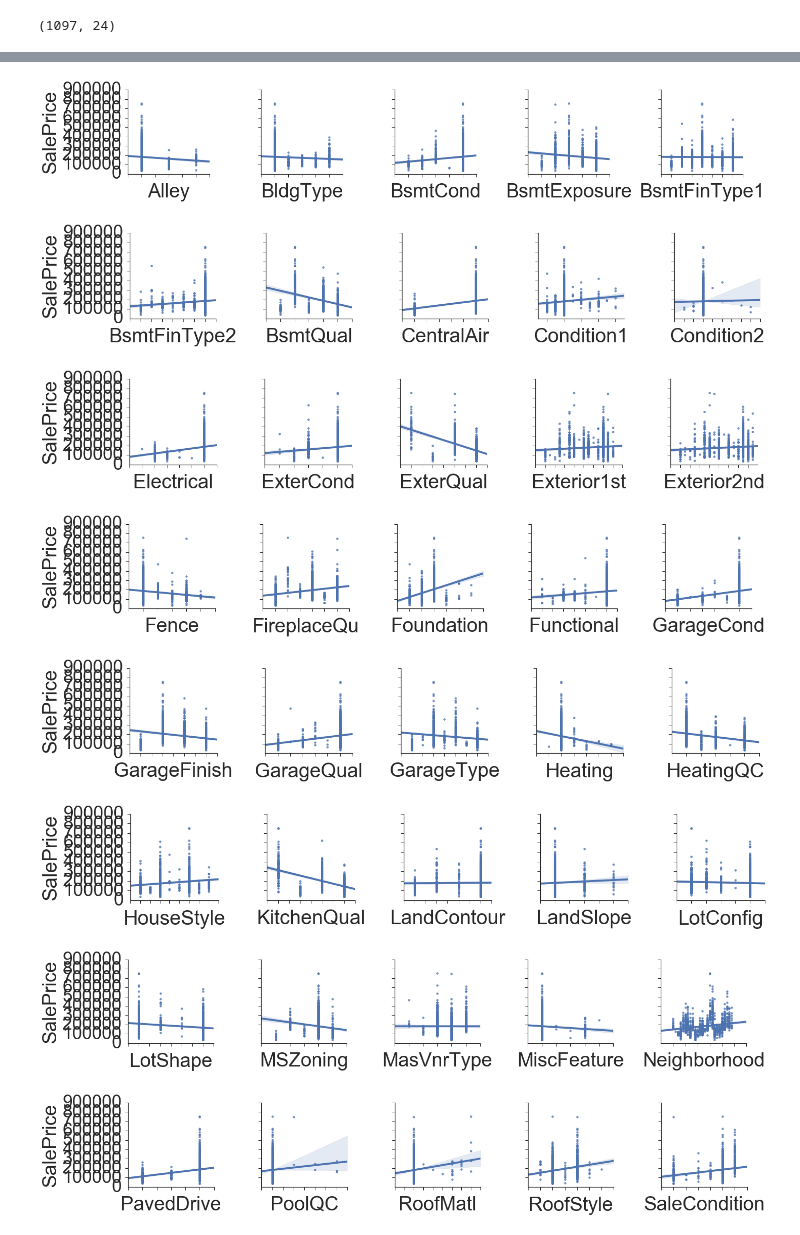
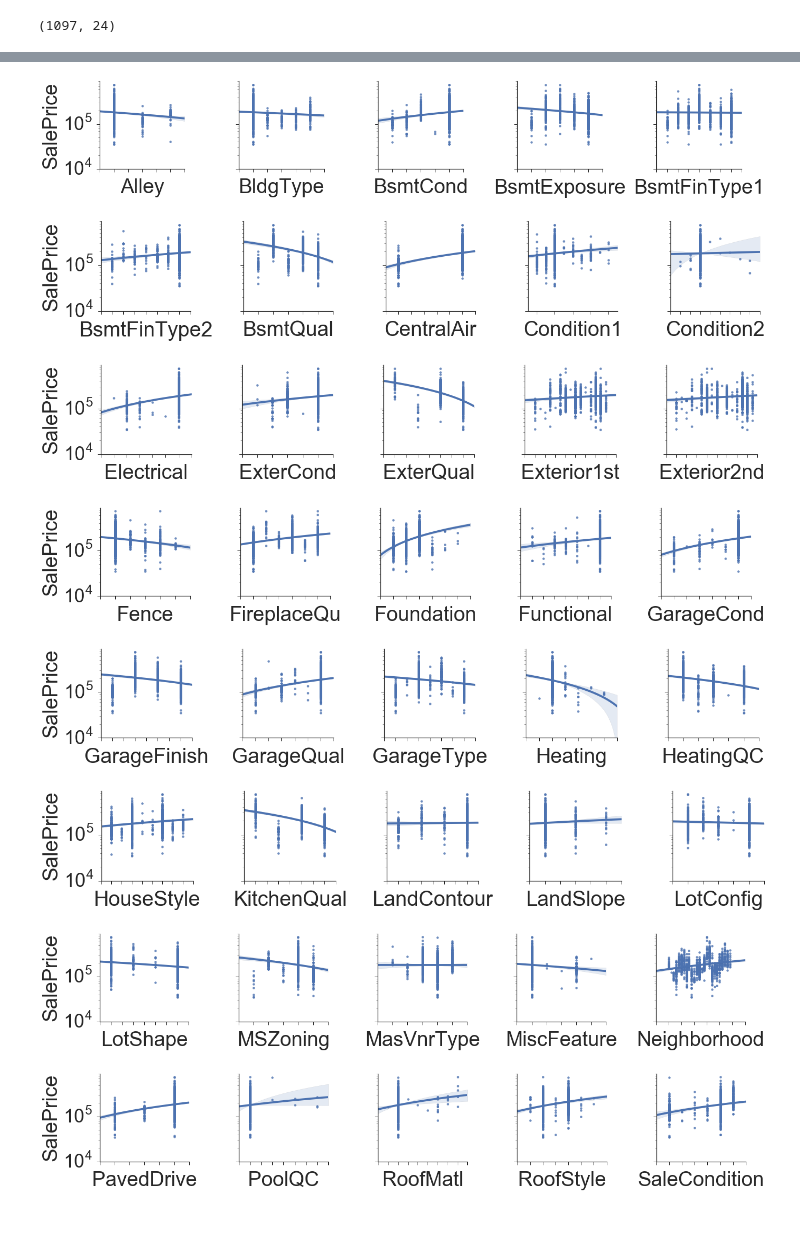
Before and after one commit to gmsardane/Predicting-Ames-Housing-Prices, a Jupyter notebook: Box_plot_non_continuos_features.ipynb, the cells around one changed output, grey strips where cells are left out. Cells and saved outputs as stored; diff of their text form; code cells hidden in the pictures.

Commit message:
Changed:
1) visuals.py  to write correct title and axis limits.
2) Aesthetically edited figures and made corrections on labeling.
3) Introduced section numbering.

```diff
--- a/Box_plot_non_continuos_features.ipynb
+++ b/Box_plot_non_continuos_features.ipynb
@@ -51,5 +51,6 @@ for i, feature in enumerate(discrete_features[1:-1],1):
         g = sns.boxplot(x=feature, y="SalePrice", data=data)
         g.set(xticklabels=[])
         plt.xticks( rotation=45)
+        plt.semilogy()
         plt.yticks(())
 # %% [output]
@@ -65,6 +66,7 @@ for i, feature in enumerate(category_features[1:-1],1):
         g = sns.boxplot(x=feature, y="SalePrice", data=data)
         plt.xticks( rotation=45)
         plt.yticks(())
+        plt.semilogy()
 plt.tight_layout()
 #columns_noncont = ["MSZoning","LotFrontage", "Neighborhood", "Condition1",
 #                   "OverallQual","RoofStyle","OverallCond","ExterQual","Foundation",
@@ -90,16 +92,17 @@ data[cat_columns] = data[cat_columns].apply(lambda x: x.cat.codes)
 # %%
 for j in range(0, len(cat_columns)-5, 5):
     g = pairsplot(data, cat_columns[j:j+5])
-    plt.ylim(4,)
+    plt.ylim(1e4,)
     g.set(xticklabels=[])
+    plt.semilogy()
 
 #pairsplot(data_continuous, data_continuous.columns[14:19])
 # %% [output]
-[figure, old version]
+[figure, new version]
-[figure, old version]
+[figure, new version]
-[figure, old version]
+[figure, new version]
-[figure, old version]
+[figure, new version]
-[figure, old version]
+[figure, new version]
-[figure, old version]
+[figure, new version]
-[figure, old version]
+[figure, new version]
-[figure, old version]
+[figure, new version]
```
Also changed, not shown: parts of 2 cells of this notebook, 8 other files.
